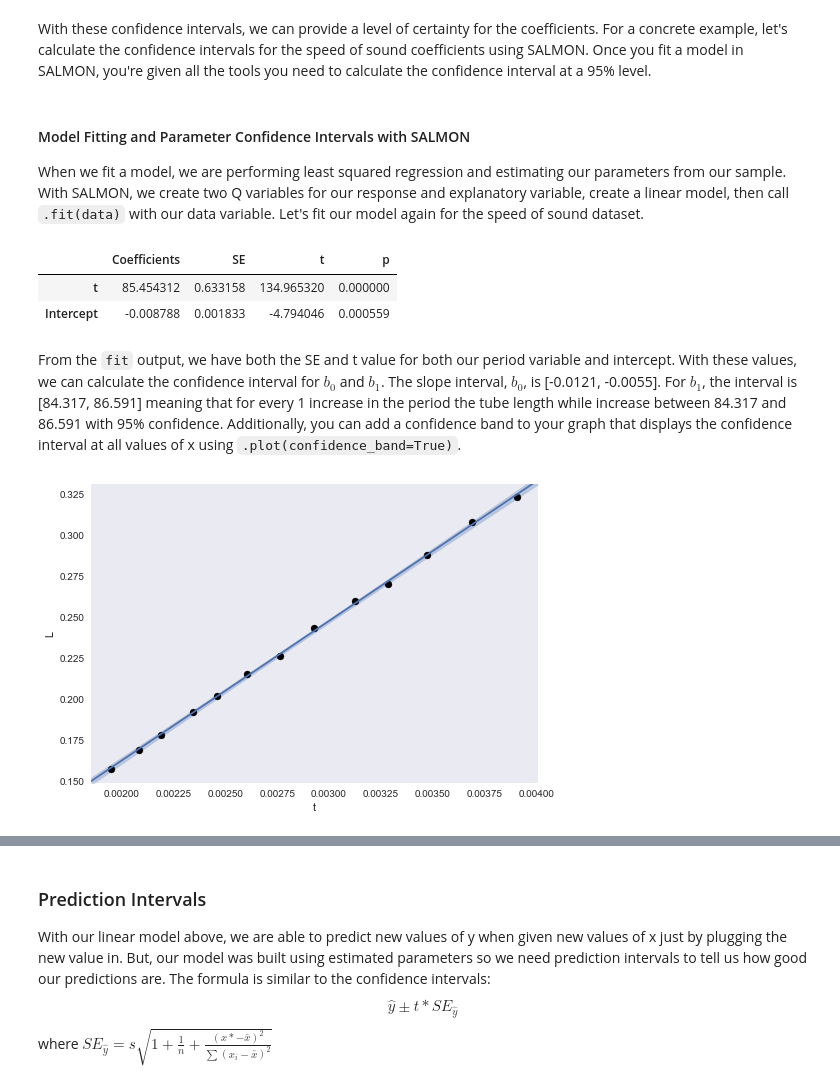
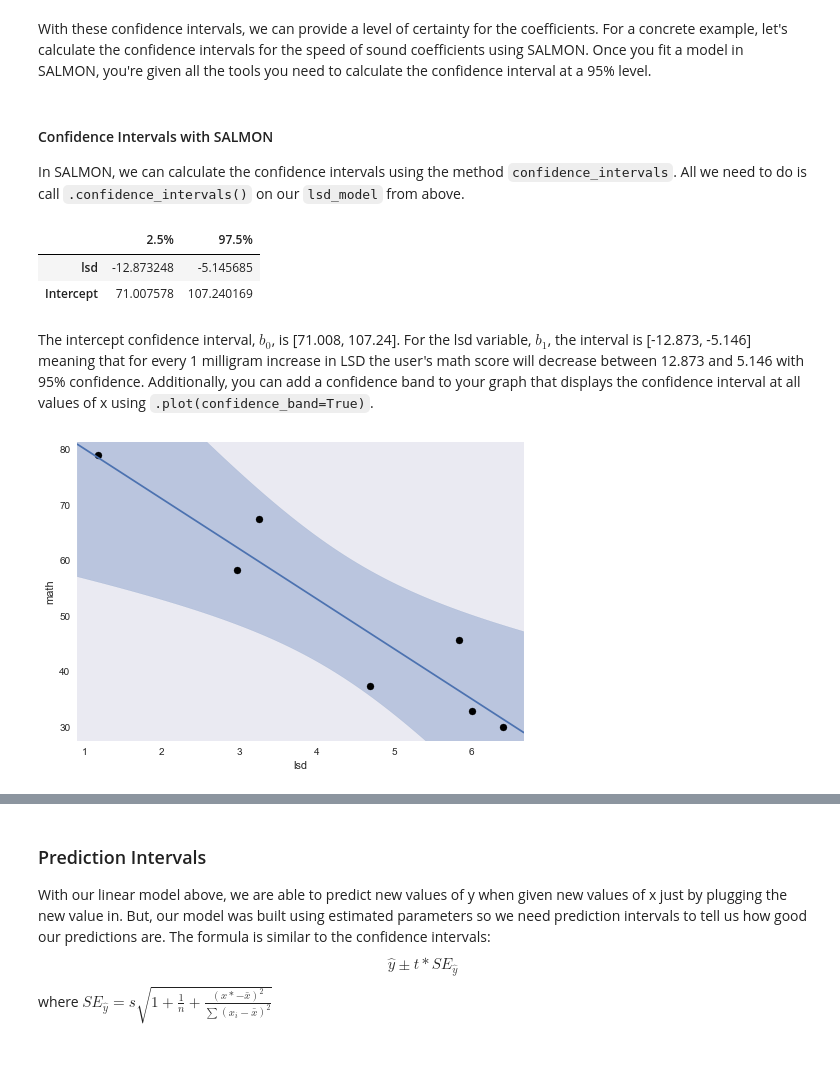
Before and after one commit to nicholasrusso/russoStat400, a Jupyter notebook: chapter2.ipynb, the cells around one changed output, grey strips where cells are left out. Drawn from its saved outputs; the diff is of its cells as text; code cells hidden in the pictures; blank space fills up the shorter version.

```diff
--- a/chapter2.ipynb
+++ b/chapter2.ipynb
@@ -31,0 +41,6 @@ You may be curious to know why we divide our $\sum{\varepsilon_i^2}$ by $n-2$ in
+# %%
+lsd_data = pd.read_csv("data/chapter1/lsd.csv")
+explanatory = V("lsd")
+response = V("math")
+lsd_model = LinearModel(explanatory, response)
+lsd_model.fit(lsd_data)
@@ -44,23 +65,18 @@ $$b_1 \pm t*SE_{b_1}$$
 where $SE_{b_1} = \frac{s}{\sum(x_i - \bar{x})^2}$
 # %% [markdown]
 With these confidence intervals, we can provide a level of certainty for the coefficients. For a concrete example, let's calculate the confidence intervals for the speed of sound coefficients using SALMON. Once you fit a model in SALMON, you're given all the tools you need to calculate the confidence interval at a 95% level.
-# %% [markdown]
-#### Model Fitting and Parameter Confidence Intervals with SALMON
-When we fit a model, we are performing least squared regression and estimating our parameters from our sample. With SALMON, we create two Q variables for our response and explanatory variable, create a linear model, then call `.fit(data)` with our data variable. Let's fit our model again for the speed of sound dataset.
-# %%
-data = pd.read_csv("data/chapter1/speed_of_sound.csv")
-data["t"] = 1/data["f"]
-explanatory = Q("t")
-response = Q("L")
-model = LinearModel(explanatory, response)
-model.fit(data)
-# %% [output]
-|  | Coefficients | SE | t | p |
-| t | 85.454312 | 0.633158 | 134.965320 | 0.000000 |
-| Intercept | -0.008788 | 0.001833 | -4.794046 | 0.000559 |
+# %% [markdown]
+#### Confidence Intervals with SALMON
+In SALMON, we can calculate the confidence intervals using the method `confidence_intervals`. All we need to do is call `.confidence_intervals()` on our `lsd_model` from above.
+# %%
+lsd_model.confidence_intervals()
+# %% [output]
+|  | 2.5% | 97.5% |
+| lsd | -12.873248 | -5.145685 |
+| Intercept | 71.007578 | 107.240169 |
 # %% [markdown]
-From the `fit` output, we have both the SE and t value for both our period variable and intercept. With these values, we can calculate the confidence interval for $b_0$ and $b_1$. The slope interval, $b_0$, is [-0.0121, -0.0055]. For $b_1$, the interval is [84.317, 86.591] meaning that for every 1 increase in the period the tube length while increase between 84.317 and 86.591 with 95% confidence. Additionally, you can add a confidence band to your graph that displays the confidence interval at all values of x using `.plot(confidence_band=True)`.
+The intercept confidence interval, $b_0$, is [71.008, 107.24]. For the lsd variable, $b_1$, the interval is [-12.873, -5.146] meaning that for every 1 milligram increase in LSD the user's math score will decrease between 12.873 and 5.146 with 95% confidence. Additionally, you can add a confidence band to your graph that displays the confidence interval at all values of x using `.plot(confidence_band=True)`.
 # %%
-model.plot(confidence_band=True)
+lsd_model.plot(confidence_band=True)
 # %% [output]
-[figure, old version]
+[figure, new version]
```
Also changed, not shown: parts of 12 cells of this notebook, 13 other files.
